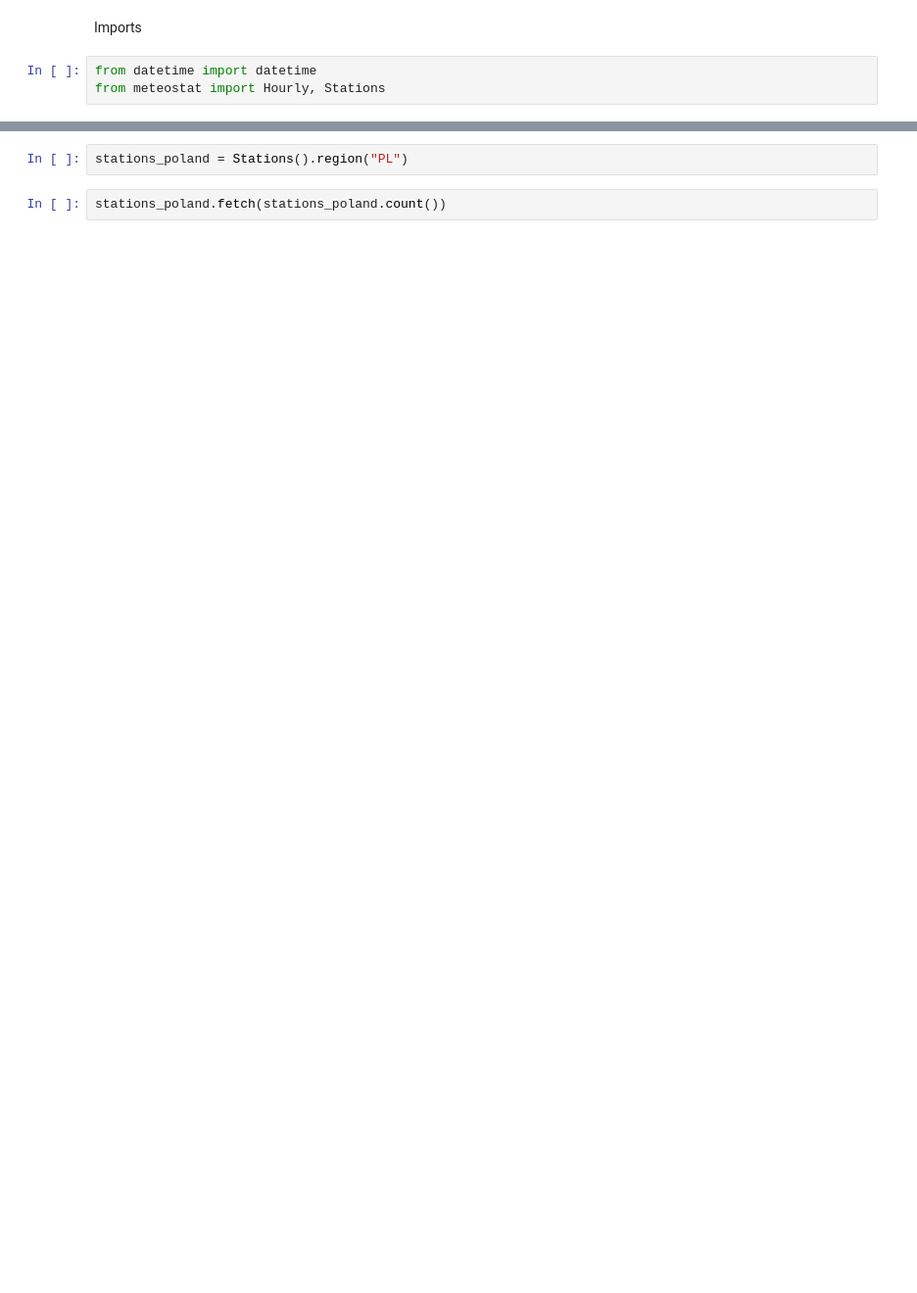
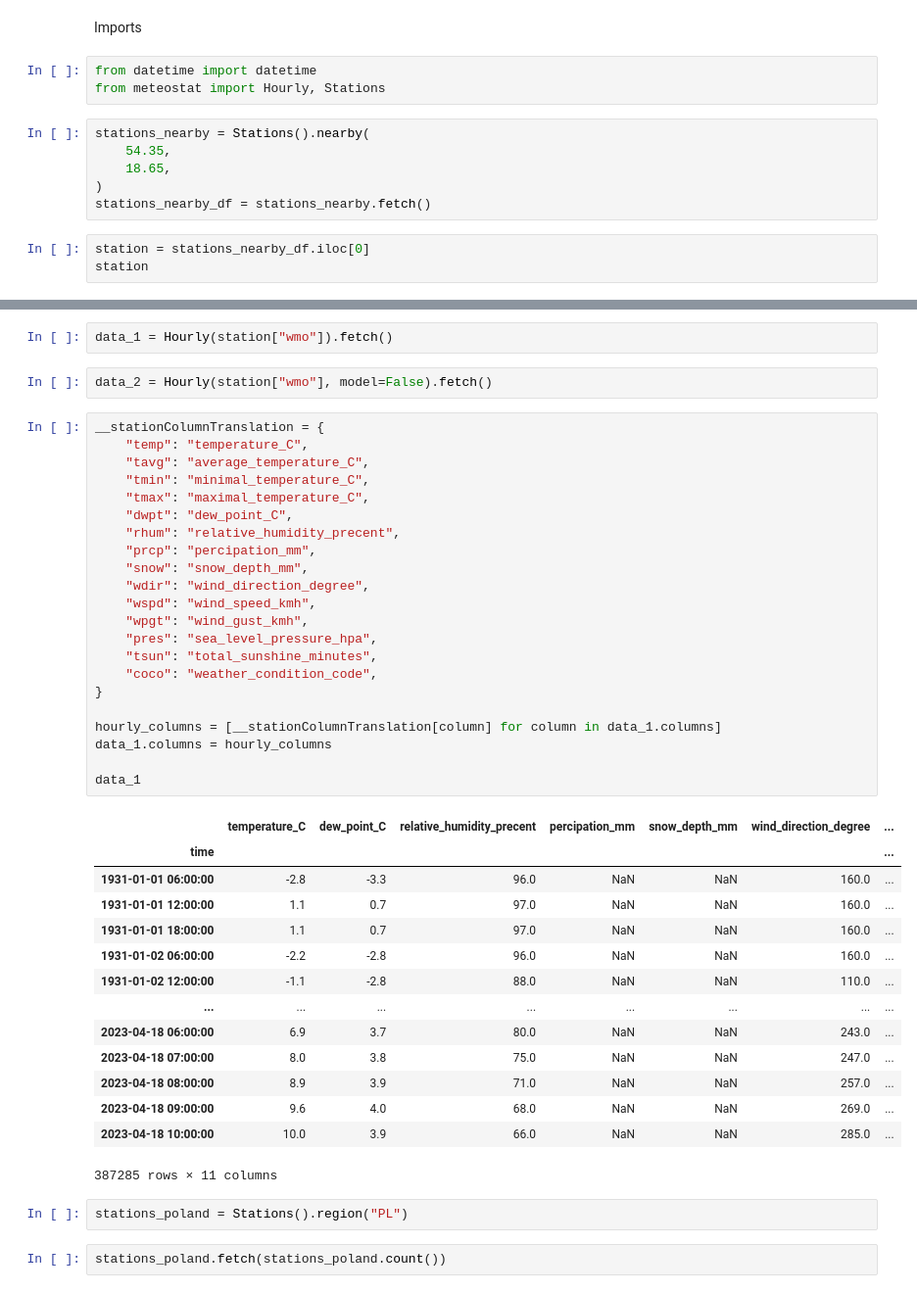
Before and after one commit to TheisNiklas/particulate-matter-prediction, a Jupyter notebook: src/weatherdata/meteostat_prep.ipynb, the cells around one changed output, grey strips where cells are left out. Shown at 98% size. Saved outputs shown, nothing was run; the diff lists cells and outputs as text; blank space fills up the shorter version.

Commit message:
Add station data method

```diff
--- a/src/weatherdata/meteostat_prep.ipynb
+++ b/src/weatherdata/meteostat_prep.ipynb
@@ -3,3 +3,12 @@ Imports
 # %%
 from datetime import datetime
 from meteostat import Hourly, Stations
+# %%
+stations_nearby = Stations().nearby(
+    54.35,
+    18.65,
+)
+stations_nearby_df = stations_nearby.fetch()
+# %%
+station = stations_nearby_df.iloc[0]
+station
@@ -6,3 +33,44 @@ from meteostat import Hourly, Stations
+# %%
+data_1 = Hourly(station["wmo"]).fetch()
+# %%
+data_2 = Hourly(station["wmo"], model=False).fetch()
+# %%
+__stationColumnTranslation = {
+    "temp": "temperature_C",
+    "tavg": "average_temperature_C",
+    "tmin": "minimal_temperature_C",
+    "tmax": "maximal_temperature_C",
+    "dwpt": "dew_point_C",
+    "rhum": "relative_humidity_precent",
+    "prcp": "percipation_mm",
+    "snow": "snow_depth_mm",
+    "wdir": "wind_direction_degree",
+    "wspd": "wind_speed_kmh",
+    "wpgt": "wind_gust_kmh",
+    "pres": "sea_level_pressure_hpa",
+    "tsun": "total_sunshine_minutes",
+    "coco": "weather_condition_code",
+}
+
+hourly_columns = [__stationColumnTranslation[column] for column in data_1.columns]
+data_1.columns = hourly_columns
+
+data_1
+# %% [output]
+|  | temperature_C | dew_point_C | relative_humidity_precent | percipation_mm | snow_depth_mm | wind_direction_degree | ... |
+| time |  |  |  |  |  |  | ... |
+| 1931-01-01 06:00:00 | -2.8 | -3.3 | 96.0 | NaN | NaN | 160.0 | ... |
+| 1931-01-01 12:00:00 | 1.1 | 0.7 | 97.0 | NaN | NaN | 160.0 | ... |
+| 1931-01-01 18:00:00 | 1.1 | 0.7 | 97.0 | NaN | NaN | 160.0 | ... |
+| 1931-01-02 06:00:00 | -2.2 | -2.8 | 96.0 | NaN | NaN | 160.0 | ... |
+| 1931-01-02 12:00:00 | -1.1 | -2.8 | 88.0 | NaN | NaN | 110.0 | ... |
+| ... | ... | ... | ... | ... | ... | ... | ... |
+| 2023-04-18 06:00:00 | 6.9 | 3.7 | 80.0 | NaN | NaN | 243.0 | ... |
+| 2023-04-18 07:00:00 | 8.0 | 3.8 | 75.0 | NaN | NaN | 247.0 | ... |
+| 2023-04-18 08:00:00 | 8.9 | 3.9 | 71.0 | NaN | NaN | 257.0 | ... |
+| 2023-04-18 09:00:00 | 9.6 | 4.0 | 68.0 | NaN | NaN | 269.0 | ... |
+| 2023-04-18 10:00:00 | 10.0 | 3.9 | 66.0 | NaN | NaN | 285.0 | ... |
+387285 rows × 11 columns
 # %%
 stations_poland = Stations().region("PL")
 # %%
```
Also changed, not shown: parts of 3 cells of this notebook, 1 other file.
